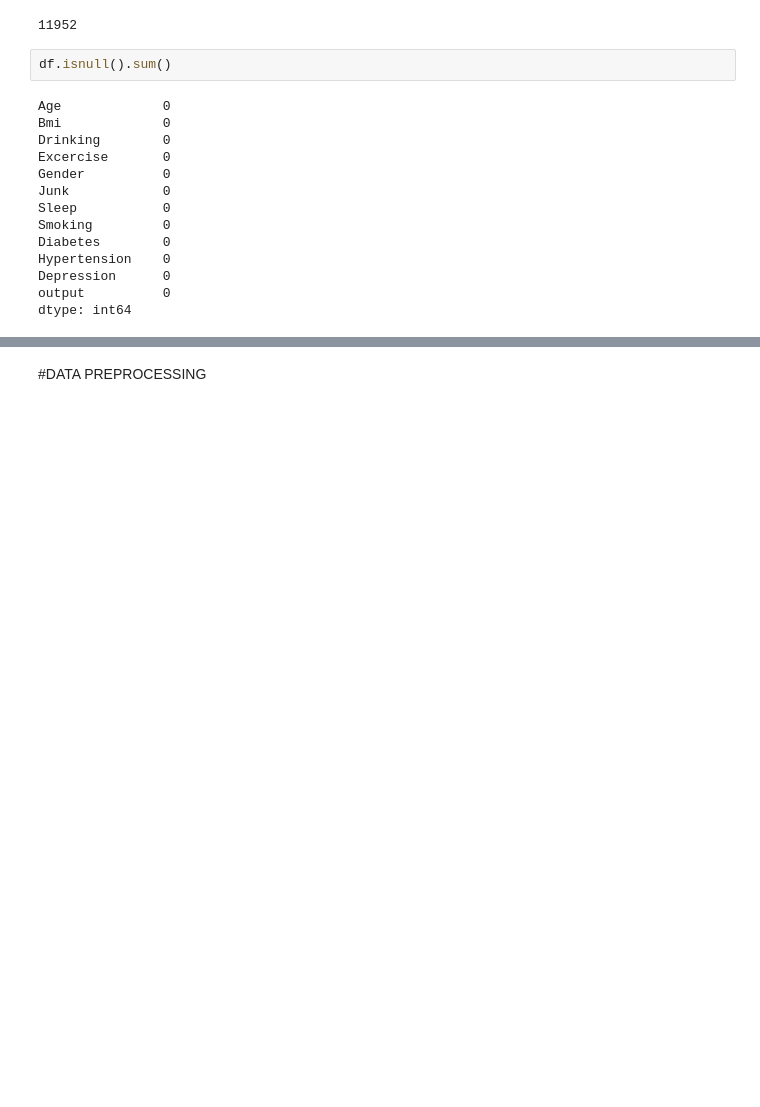
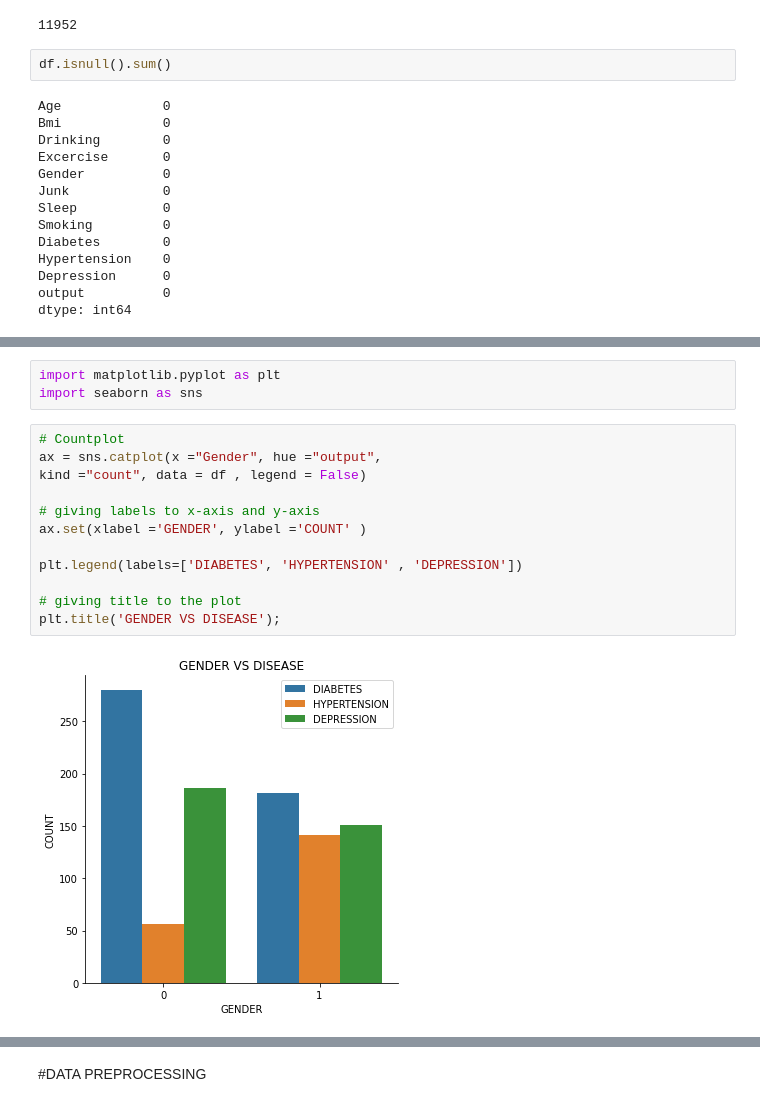
Before and after one commit to imakshit/Early-Disease-Predicor-Based-on-ML, a Jupyter notebook: diabetes_hypertension_depression.ipynb, the cells around one changed output, grey strips where cells are left out. Drawn from its saved outputs; the diff is of its cells as text; blank space fills up the shorter version.

```diff
--- a/diabetes_hypertension_depression.ipynb
+++ b/diabetes_hypertension_depression.ipynb
@@ -47,0 +76,17 @@ dtype: int64
+# %%
+import matplotlib.pyplot as plt
+import seaborn as sns
+# %%
+# Countplot
+ax = sns.catplot(x ="Gender", hue ="output",
+kind ="count", data = df , legend = False)
+
+# giving labels to x-axis and y-axis
+ax.set(xlabel ='GENDER', ylabel ='COUNT' )
+
+plt.legend(labels=['DIABETES', 'HYPERTENSION' , 'DEPRESSION'])
+
+# giving title to the plot
+plt.title('GENDER VS DISEASE');
+# %% [output]
+[figure, added]
```
Also changed, not shown: parts of 23 cells of this notebook.
